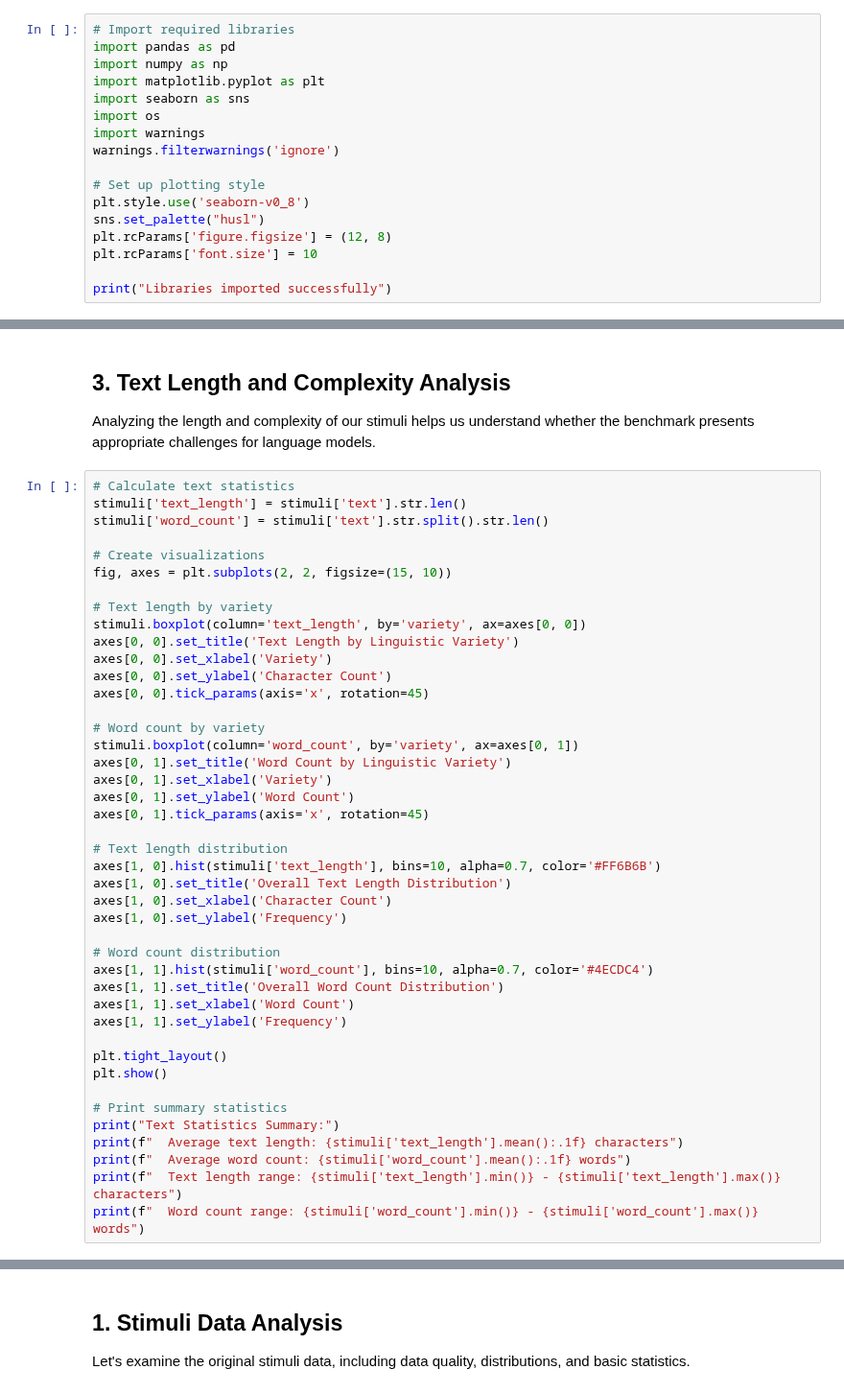
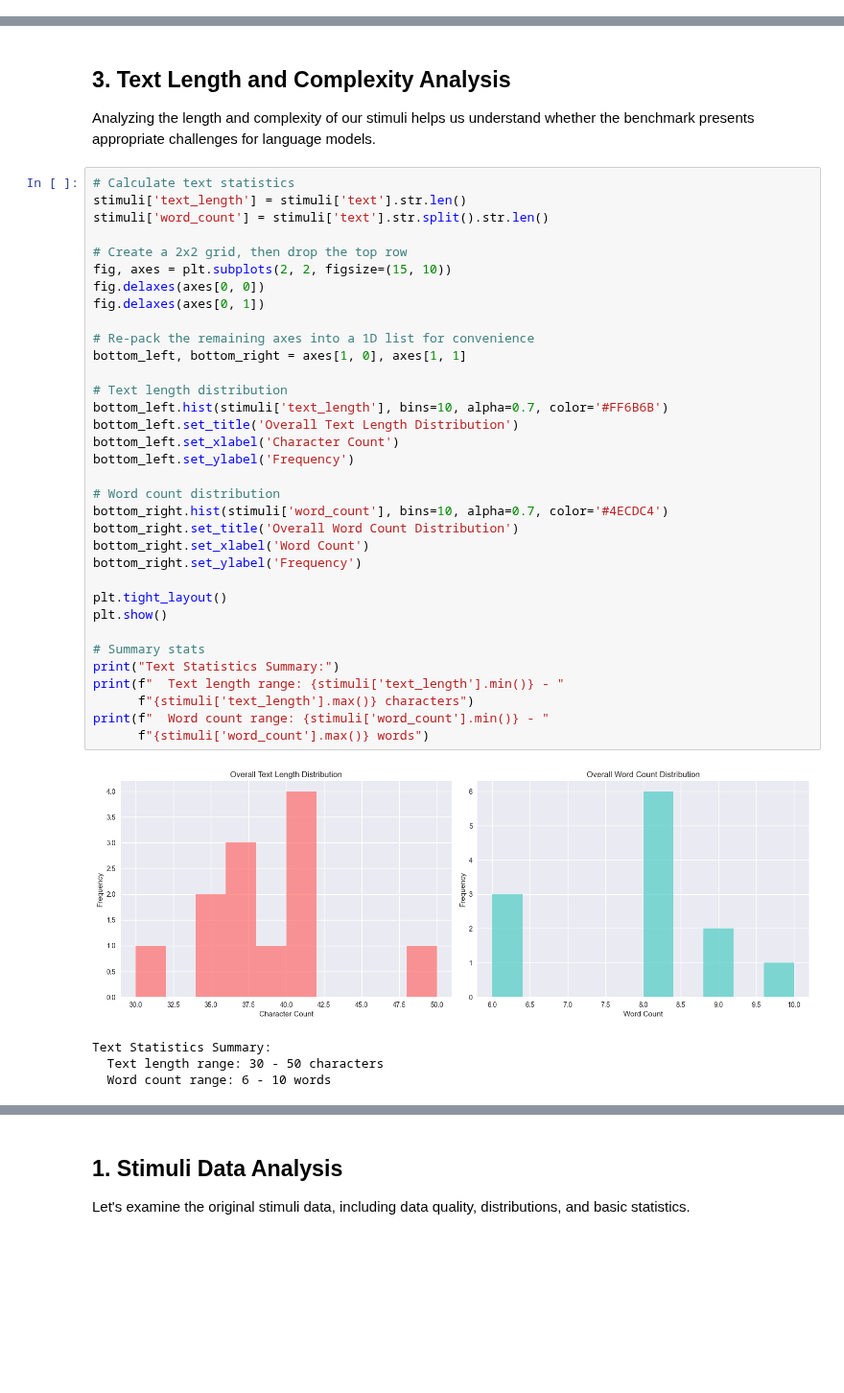
Before and after one commit to JaseCR/codeswitch-benchmark, a Jupyter notebook: notebooks/03_eda.ipynb, the cells around one changed output, grey strips where cells are left out. Shown at 96% size. Cells and saved outputs as stored; diff of their text form; blank space fills up the shorter version.

```diff
--- a/notebooks/03_eda.ipynb
+++ b/notebooks/03_eda.ipynb
@@ -415,17 +0,0 @@ This analysis addresses five key questions about how large language models handl
-# %%
-# Import required libraries
-import pandas as pd
-import numpy as np
-import matplotlib.pyplot as plt
-import seaborn as sns
-import os
-import warnings
-warnings.filterwarnings('ignore')
-
-# Set up plotting style
-plt.style.use('seaborn-v0_8')
-sns.set_palette("husl")
-plt.rcParams['figure.figsize'] = (12, 8)
-plt.rcParams['font.size'] = 10
-
-print("Libraries imported successfully")
@@ -549,43 +117,39 @@ Analyzing the length and complexity of our stimuli helps us understand whether t
 # %%
 # Calculate text statistics
 stimuli['text_length'] = stimuli['text'].str.len()
 stimuli['word_count'] = stimuli['text'].str.split().str.len()
 
-# Create visualizations
+# Create a 2x2 grid, then drop the top row
 fig, axes = plt.subplots(2, 2, figsize=(15, 10))
+fig.delaxes(axes[0, 0])
+fig.delaxes(axes[0, 1])
 
-# Text length by variety
-stimuli.boxplot(column='text_length', by='variety', ax=axes[0, 0])
-axes[0, 0].set_title('Text Length by Linguistic Variety')
-axes[0, 0].set_xlabel('Variety')
-axes[0, 0].set_ylabel('Character Count')
-axes[0, 0].tick_params(axis='x', rotation=45)
-
-# Word count by variety
-stimuli.boxplot(column='word_count', by='variety', ax=axes[0, 1])
-axes[0, 1].set_title('Word Count by Linguistic Variety')
-axes[0, 1].set_xlabel('Variety')
-axes[0, 1].set_ylabel('Word Count')
-axes[0, 1].tick_params(axis='x', rotation=45)
+# Re-pack the remaining axes into a 1D list for convenience
+bottom_left, bottom_right = axes[1, 0], axes[1, 1]
 
 # Text length distribution
-axes[1, 0].hist(stimuli['text_length'], bins=10, alpha=0.7, color='#FF6B6B')
-axes[1, 0].set_title('Overall Text Length Distribution')
-axes[1, 0].set_xlabel('Character Count')
-axes[1, 0].set_ylabel('Frequency')
+bottom_left.hist(stimuli['text_length'], bins=10, alpha=0.7, color='#FF6B6B')
+bottom_left.set_title('Overall Text Length Distribution')
+bottom_left.set_xlabel('Character Count')
+bottom_left.set_ylabel('Frequency')
 
 # Word count distribution
-axes[1, 1].hist(stimuli['word_count'], bins=10, alpha=0.7, color='#4ECDC4')
-axes[1, 1].set_title('Overall Word Count Distribution')
-axes[1, 1].set_xlabel('Word Count')
-axes[1, 1].set_ylabel('Frequency')
+bottom_right.hist(stimuli['word_count'], bins=10, alpha=0.7, color='#4ECDC4')
+bottom_right.set_title('Overall Word Count Distribution')
+bottom_right.set_xlabel('Word Count')
+bottom_right.set_ylabel('Frequency')
 
 plt.tight_layout()
 plt.show()
 
-# Print summary statistics
+# Summary stats
 print("Text Statistics Summary:")
-print(f"  Average text length: {stimuli['text_length'].mean():.1f} characters")
-print(f"  Average word count: {stimuli['word_count'].mean():.1f} words")
-print(f"  Text length range: {stimuli['text_length'].min()} - {stimuli['text_length'].max()} characters")
-print(f"  Word count range: {stimuli['word_count'].min()} - {stimuli['word_count'].max()} words")
+print(f"  Text length range: {stimuli['text_length'].min()} - "
+      f"{stimuli['text_length'].max()} characters")
+print(f"  Word count range: {stimuli['word_count'].min()} - "
+      f"{stimuli['word_count'].max()} words")
+# %% [output]
+[figure, added]
+Text Statistics Summary:
+  Text length range: 30 - 50 characters
+  Word count range: 6 - 10 words
```
Also changed, not shown: parts of 57 cells of this notebook, 2 other files.
